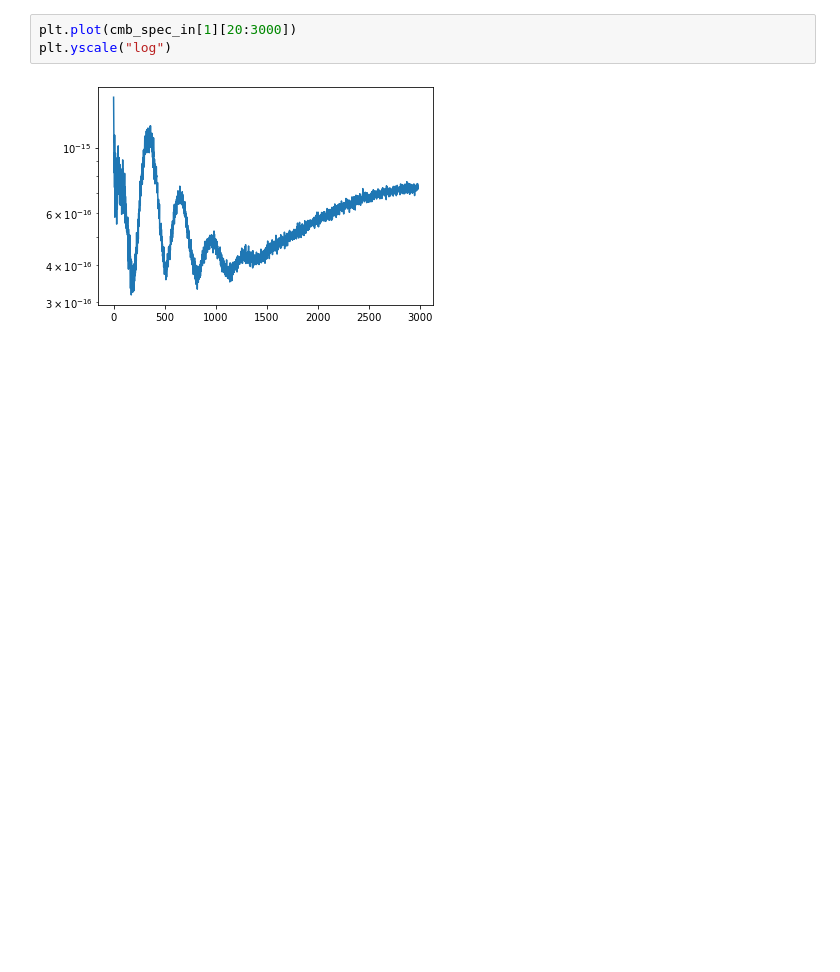
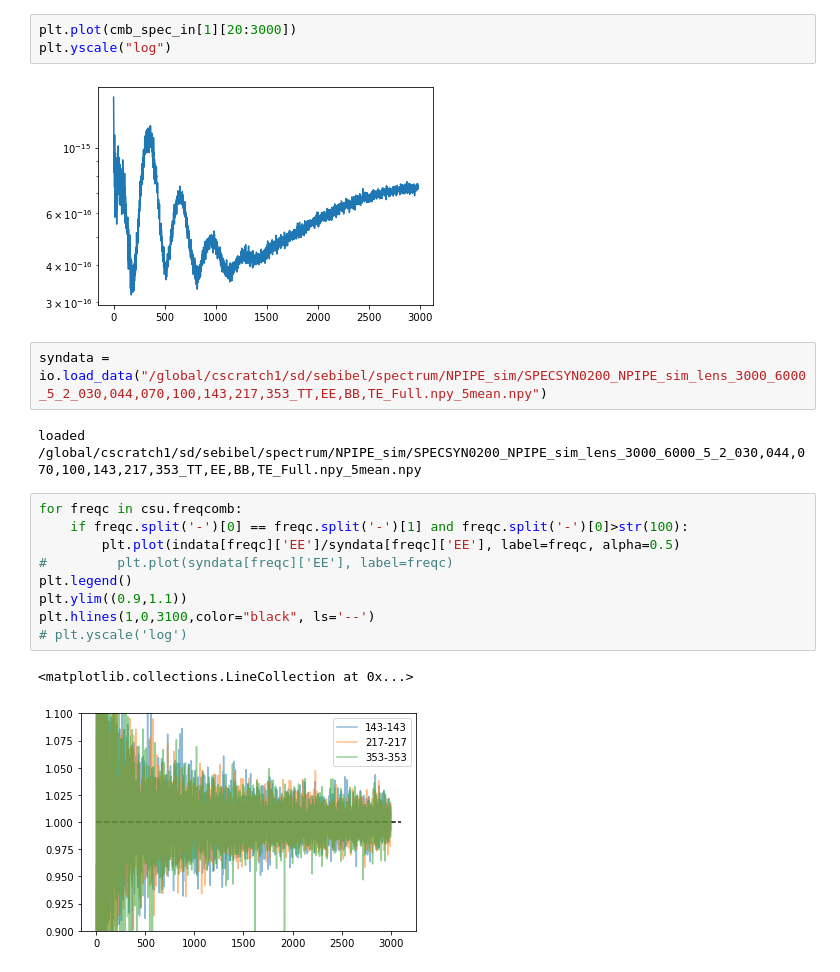
Before and after one commit to Sebastian-Belkner/component_separation, a Jupyter notebook: component_separation/Untitled.ipynb, the cells around one changed output. Saved outputs shown, nothing was run; the diff lists cells and outputs as text; blank space fills up the shorter version.

```diff
--- a/component_separation/Untitled.ipynb
+++ b/component_separation/Untitled.ipynb
@@ -135,3 +167,19 @@ plt.plot(cmb_spec_in[1][20:3000])
 plt.yscale("log")
 # %% [output]
 [figure]
+# %%
+syndata = io.load_data("/global/cscratch1/sd/sebibel/spectrum/NPIPE_sim/SPECSYN0200_NPIPE_sim_lens_3000_6000_5_2_030,044,070,100,143,217,353_TT,EE,BB,TE_Full.npy_5mean.npy")
+# %% [output]
+loaded /global/cscratch1/sd/sebibel/spectrum/NPIPE_sim/SPECSYN0200_NPIPE_sim_lens_3000_6000_5_2_030,044,070,100,143,217,353_TT,EE,BB,TE_Full.npy_5mean.npy
+# %%
+for freqc in csu.freqcomb:
+    if freqc.split('-')[0] == freqc.split('-')[1] and freqc.split('-')[0]>str(100):
+        plt.plot(indata[freqc]['EE']/syndata[freqc]['EE'], label=freqc, alpha=0.5)
+#         plt.plot(syndata[freqc]['EE'], label=freqc)
+plt.legend()
+plt.ylim((0.9,1.1))
+plt.hlines(1,0,3100,color="black", ls='--')
+# plt.yscale('log')
+# %% [output]
+<matplotlib.collections.LineCollection at 0x...>
+[figure, added]
```
Also changed, not shown: parts of 10 cells of this notebook, 12 other files.
